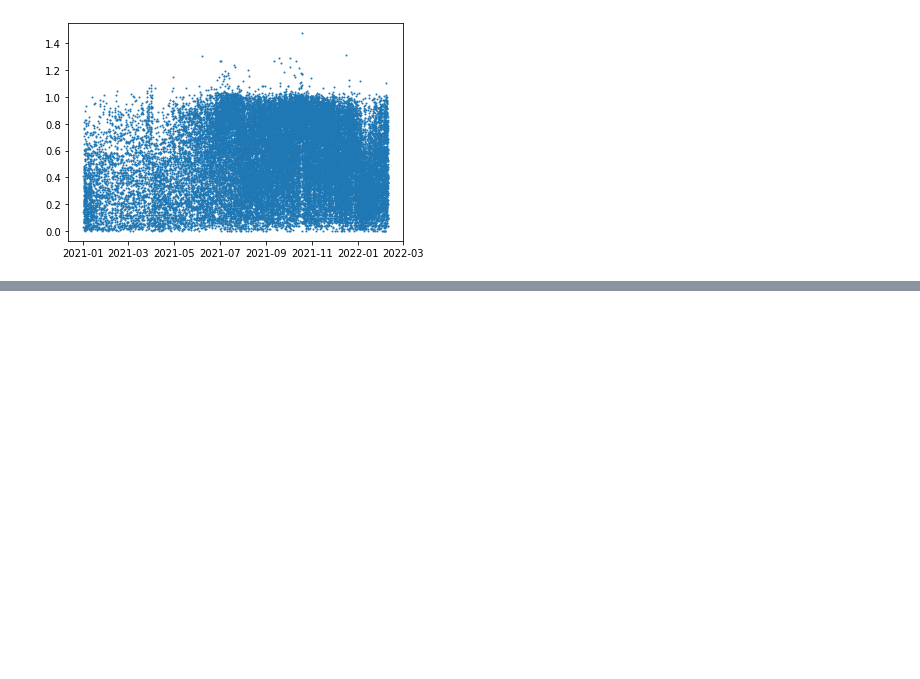
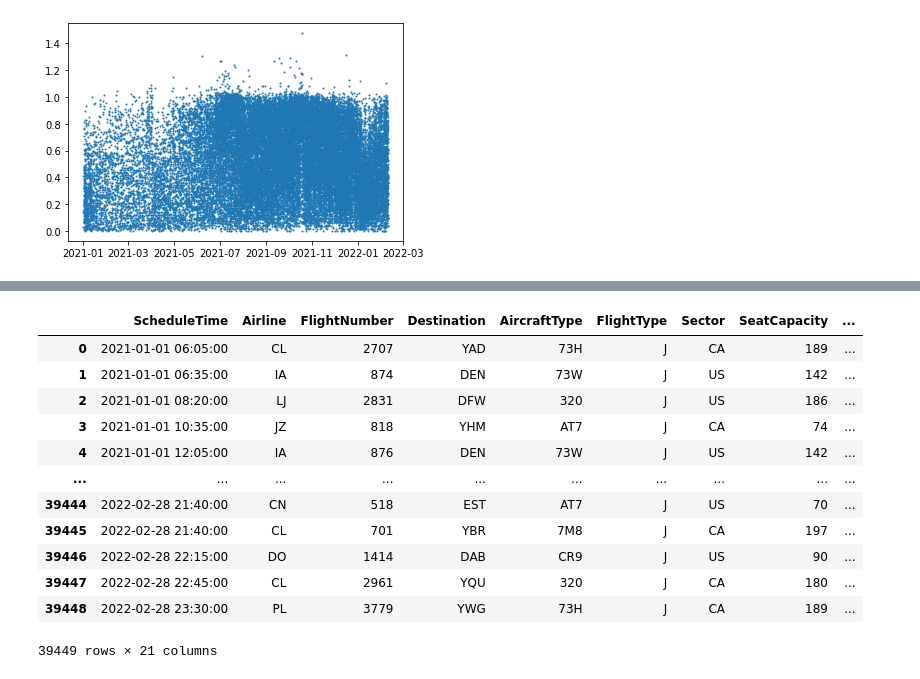
Before and after one commit to s183920/02582_Computational_Data_Analysis, a Jupyter notebook: Case1/data.ipynb, the cells around one changed output, grey strips where cells are left out. Drawn from its saved outputs; the diff is of its cells as text; code cells hidden in the pictures; blank space fills up the shorter version.

Commit message:
work on a data loader

```diff
--- a/Case1/data.ipynb
+++ b/Case1/data.ipynb
@@ -201,0 +331,17 @@ plt.scatter(data.ScheduleTime, data.LoadFactor, s = 1)
+# %%
+data_loader.data
+# data_loader.data.dtypes
+# %% [output]
+|  | ScheduleTime | Airline | FlightNumber | Destination | AircraftType | FlightType | Sector | SeatCapacity | ... |
+| 0 | 2021-01-01 06:05:00 | CL | 2707 | YAD | 73H | J | CA | 189 | ... |
+| 1 | 2021-01-01 06:35:00 | IA | 874 | DEN | 73W | J | US | 142 | ... |
+| 2 | 2021-01-01 08:20:00 | LJ | 2831 | DFW | 320 | J | US | 186 | ... |
+| 3 | 2021-01-01 10:35:00 | JZ | 818 | YHM | AT7 | J | CA | 74 | ... |
+| 4 | 2021-01-01 12:05:00 | IA | 876 | DEN | 73W | J | US | 142 | ... |
+| ... | ... | ... | ... | ... | ... | ... | ... | ... | ... |
+| 39444 | 2022-02-28 21:40:00 | CN | 518 | EST | AT7 | J | US | 70 | ... |
+| 39445 | 2022-02-28 21:40:00 | CL | 701 | YBR | 7M8 | J | CA | 197 | ... |
+| 39446 | 2022-02-28 22:15:00 | DO | 1414 | DAB | CR9 | J | US | 90 | ... |
+| 39447 | 2022-02-28 22:45:00 | CL | 2961 | YQU | 320 | J | CA | 180 | ... |
+| 39448 | 2022-02-28 23:30:00 | PL | 3779 | YWG | 73H | J | CA | 189 | ... |
+39449 rows × 21 columns
```
Also changed, not shown: parts of 5 cells of this notebook, 1 other file.
